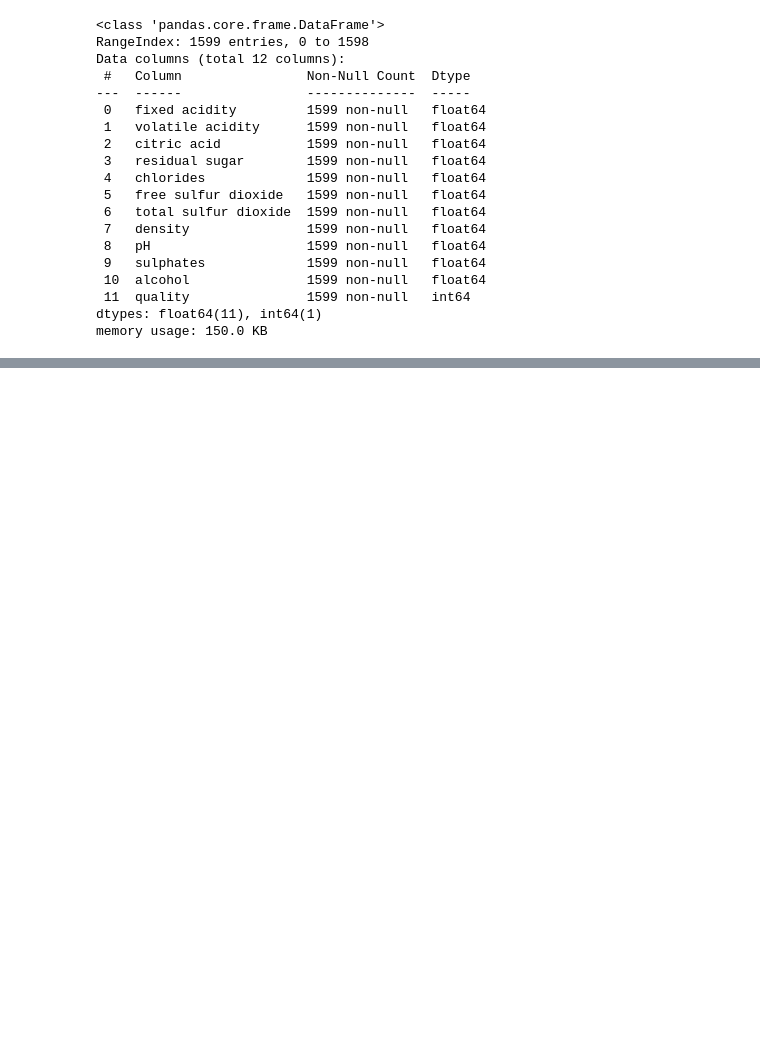
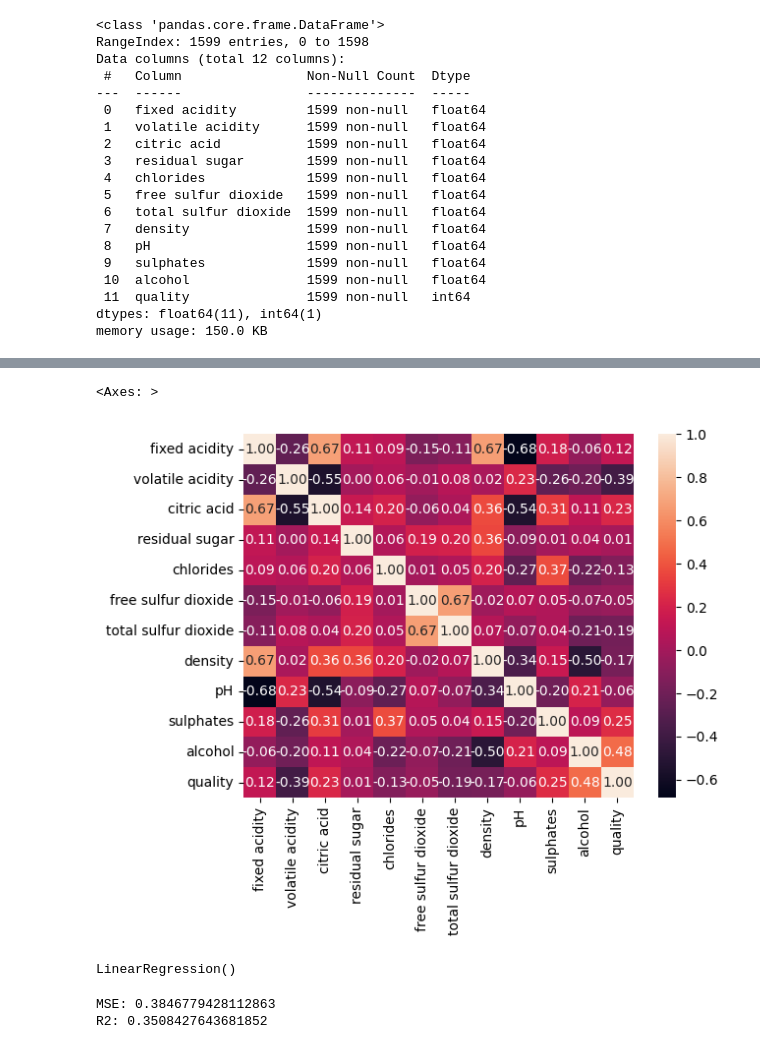
Before and after one commit to pyramidheadshark/AI-MIREA-Sem1p, a Jupyter notebook: Practice_4/main.ipynb, the cells around one changed output, grey strips where cells are left out. Drawn from its saved outputs; the diff is of its cells as text; code cells hidden in the pictures; blank space fills up the shorter version.

```diff
--- a/Practice_4/main.ipynb
+++ b/Practice_4/main.ipynb
@@ -231,0 +243,5 @@ sns.
+# %%
+sns.heatmap(df.corr(), annot=True, fmt='.2f')
+# %% [output]
+<Axes: >
+[figure, added]
@@ -231,0 +257,5 @@ sns.
+# %%
+model = LinearRegression()
+model.fit(X_train_scaled, y_train)
+# %% [output]
+LinearRegression()
@@ -231,0 +266,8 @@ sns.
+# %%
+mse = metrics.mean_squared_error(df_results.Actual, df_results.Predicted)
+r2 = metrics.r2_score(df_results.Actual, df_results.Predicted)
+print(f'MSE: {mse}')
+print(f'R2: {r2}')
+# %% [output]
+MSE: 0.3846779428112863
+R2: 0.3508427643681852
```
Also changed, not shown: parts of 14 cells of this notebook.
